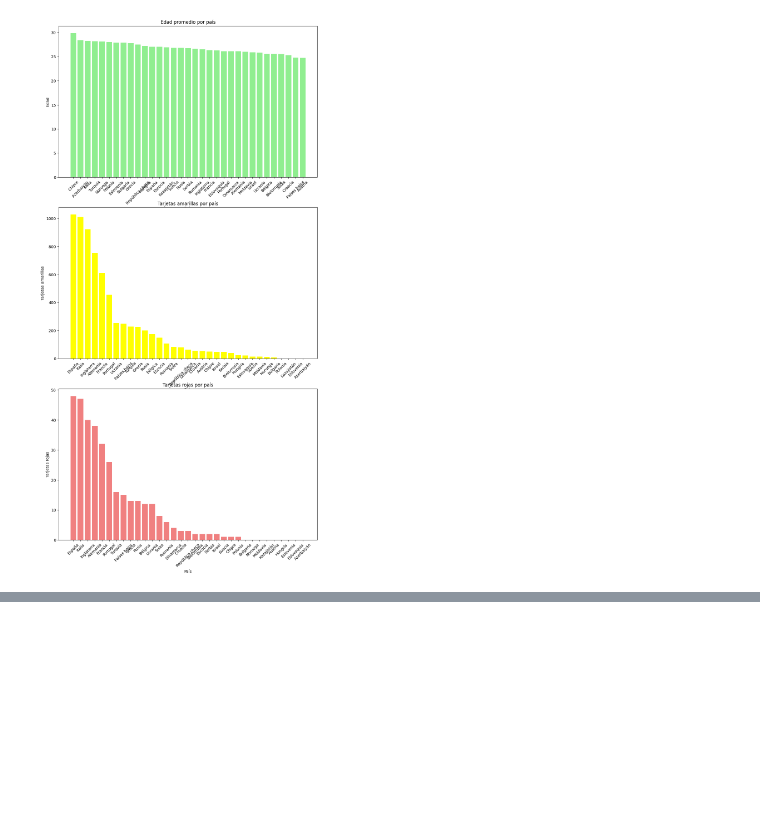
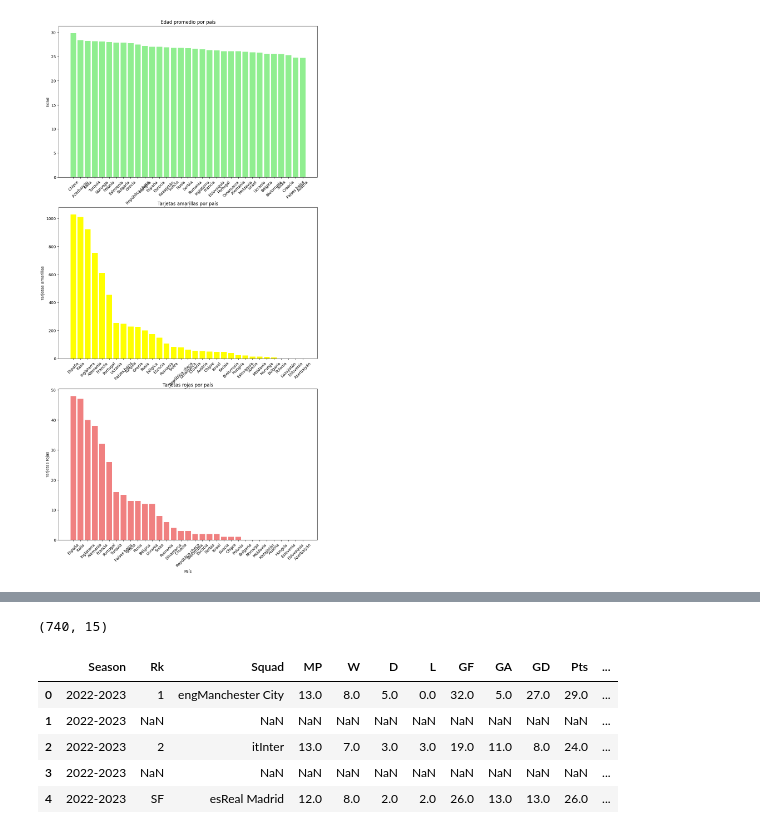
Before and after one commit to lauralardies/uefa_analisis, a Jupyter notebook: UEFA/analisis/limpieza.ipynb, the cells around one changed output, grey strips where cells are left out. Saved outputs shown, nothing was run; the diff lists cells and outputs as text; code cells hidden in the pictures; blank space fills up the shorter version.

```diff
--- a/UEFA/analisis/limpieza.ipynb
+++ b/UEFA/analisis/limpieza.ipynb
@@ -250,0 +273,11 @@ plt.show()
+# %%
+print(overall.shape)
+overall.head()
+# %% [output]
+(740, 15)
+|  | Season | Rk | Squad | MP | W | D | L | GF | GA | GD | Pts | ... |
+| 0 | 2022-2023 | 1 | engManchester City | 13.0 | 8.0 | 5.0 | 0.0 | 32.0 | 5.0 | 27.0 | 29.0 | ... |
+| 1 | 2022-2023 | NaN | NaN | NaN | NaN | NaN | NaN | NaN | NaN | NaN | NaN | ... |
+| 2 | 2022-2023 | 2 | itInter | 13.0 | 7.0 | 3.0 | 3.0 | 19.0 | 11.0 | 8.0 | 24.0 | ... |
+| 3 | 2022-2023 | NaN | NaN | NaN | NaN | NaN | NaN | NaN | NaN | NaN | NaN | ... |
+| 4 | 2022-2023 | SF | esReal Madrid | 12.0 | 8.0 | 2.0 | 2.0 | 26.0 | 13.0 | 13.0 | 26.0 | ... |
```
Also changed, not shown: parts of 19 cells of this notebook.
